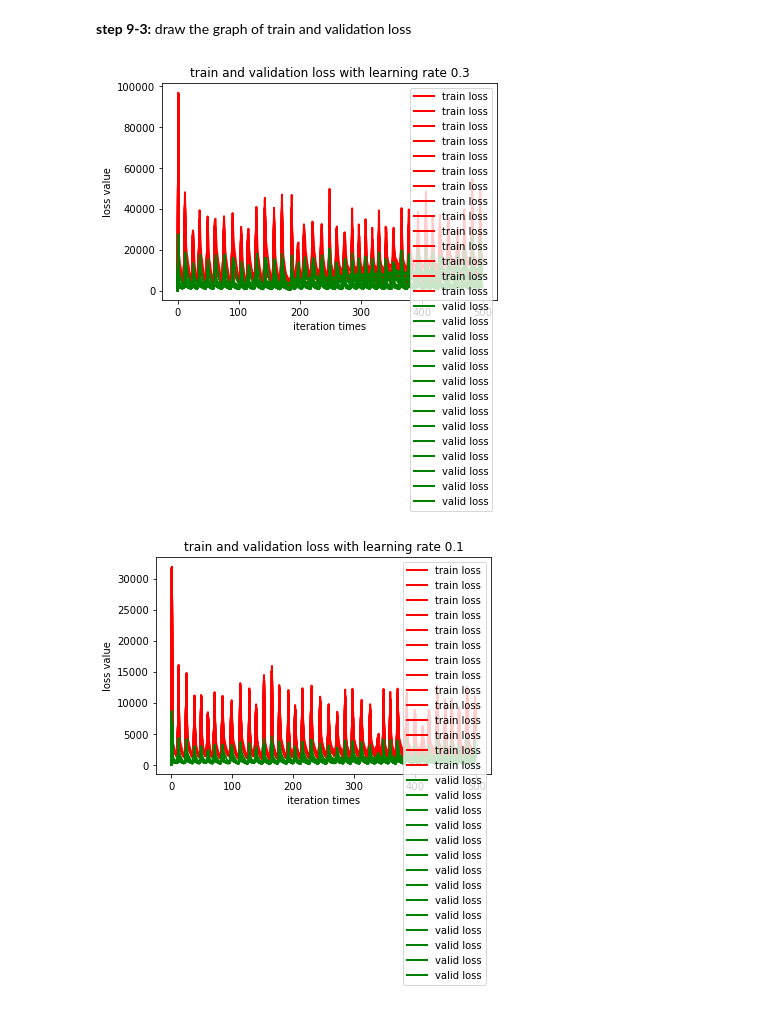
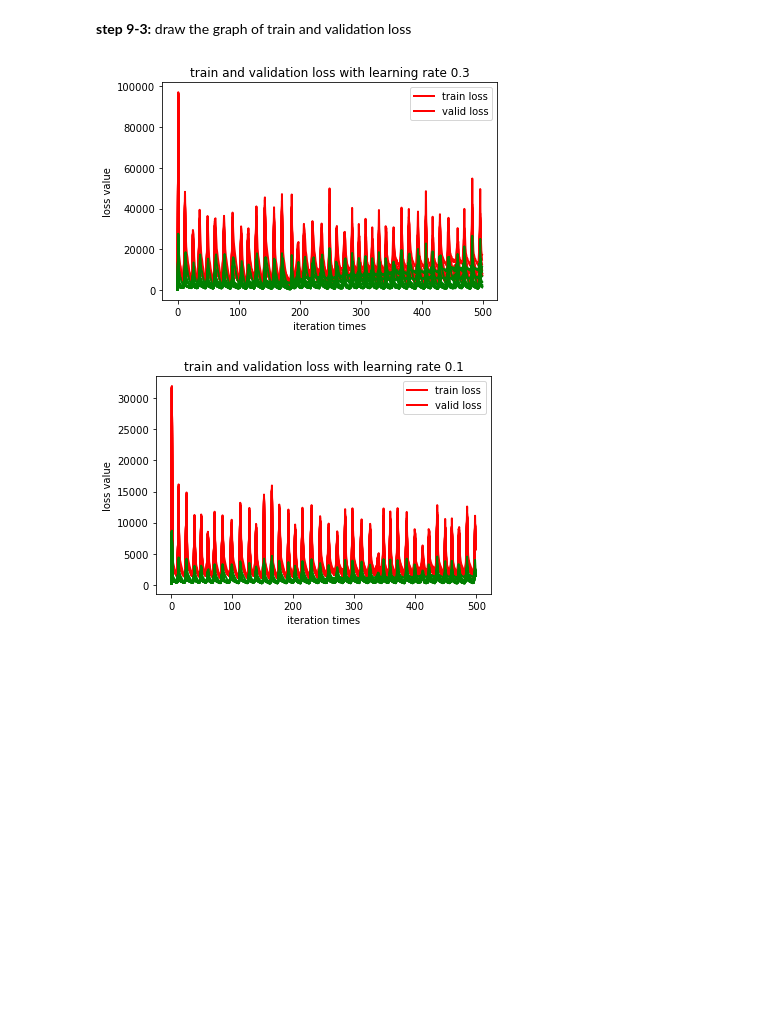
Before and after one commit to chauncyzhu/deep_learning_class, a Jupyter notebook: ClassificationExperiment.ipynb, the cells around one changed output. Saved outputs shown, nothing was run; the diff lists cells and outputs as text; code cells hidden in the pictures; blank space fills up the shorter version.

```diff
--- a/ClassificationExperiment.ipynb
+++ b/ClassificationExperiment.ipynb
@@ -72,7 +72,7 @@ def update_params(x, y, y_pred, w, b, alpha):
 # %% [markdown]
 **step 9-1:** run step 4-8 iteratively, beside that, we can adjust some hyper params.
 # %%
-alpha = [0.3, 0.1, 0.01, 0.001]    # different learning rate
+alpha = [0.3, 0.1, 0.01]    # different learning rate
 threshold = 0.5    # when > 0.5 is +1, < 0.5 is -1
 x_train, x_valid, y_train, y_valid = prepare_data(australian[0], australian[1])   # prepare train and test data
 train_total_loss = []    # train loss value
@@ -124,22 +123,22 @@ def eval_f1(y, y_pred):
 # %%
 # plot params
 fig_config = {    # train line
     'label':['train loss', 'valid loss'],     # validation line
     'color': ['r', 'g'],
 }
 
 # train loss plt with different alpha
 for i in range(len(alpha)):
     plt.figure()
     plt.title('train and validation loss with learning rate '+ str(alpha[i]))
     plt.plot(range(len(train_total_loss[i])), train_total_loss[i], linewidth=2.0,
-             color=fig_config['color'][0], label=fig_config['label'][0])
+             color=fig_config['color'][0] )
     plt.plot(range(len(valid_total_loss[i])), valid_total_loss[i], linewidth=2.0,
-             color=fig_config['color'][1], label=fig_config['label'][1])
+             color=fig_config['color'][1])
     plt.xlabel('iteration times')
     plt.ylabel('loss value')
-    plt.legend()
+    plt.legend(fig_config['label'])
     plt.show()
 # %% [output]
-[figure, old version]
+[figure, new version]
-[figure, old version]
+[figure, new version]
```
Also changed, not shown: parts of 2 cells of this notebook, 1 other file.
